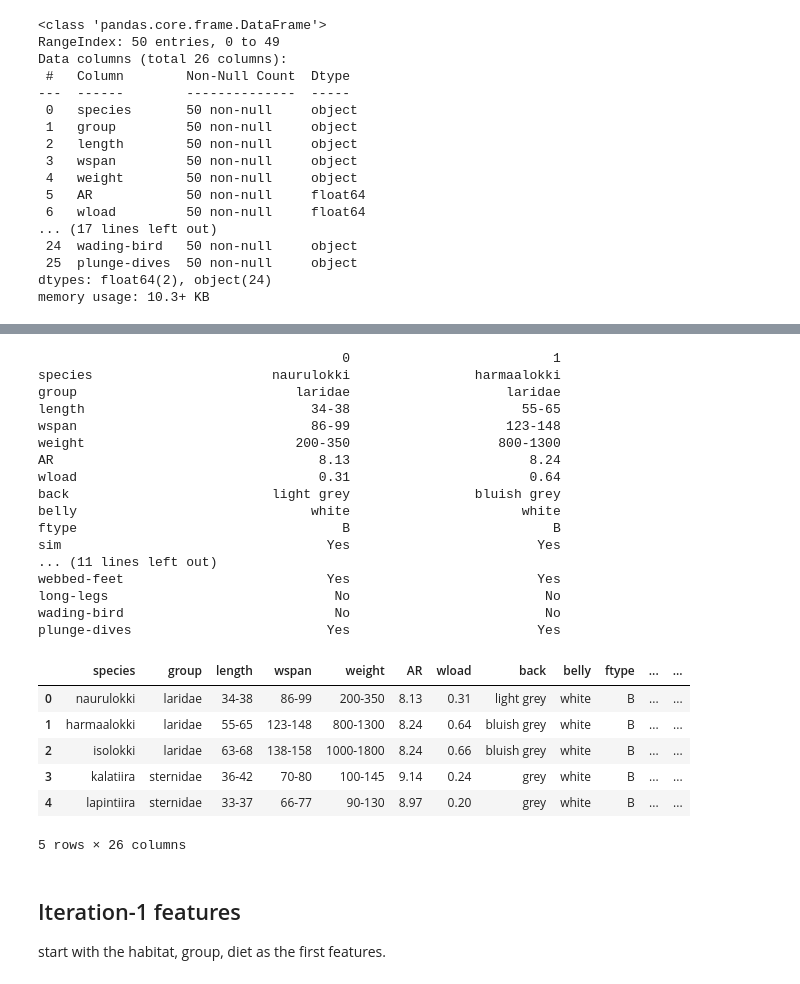
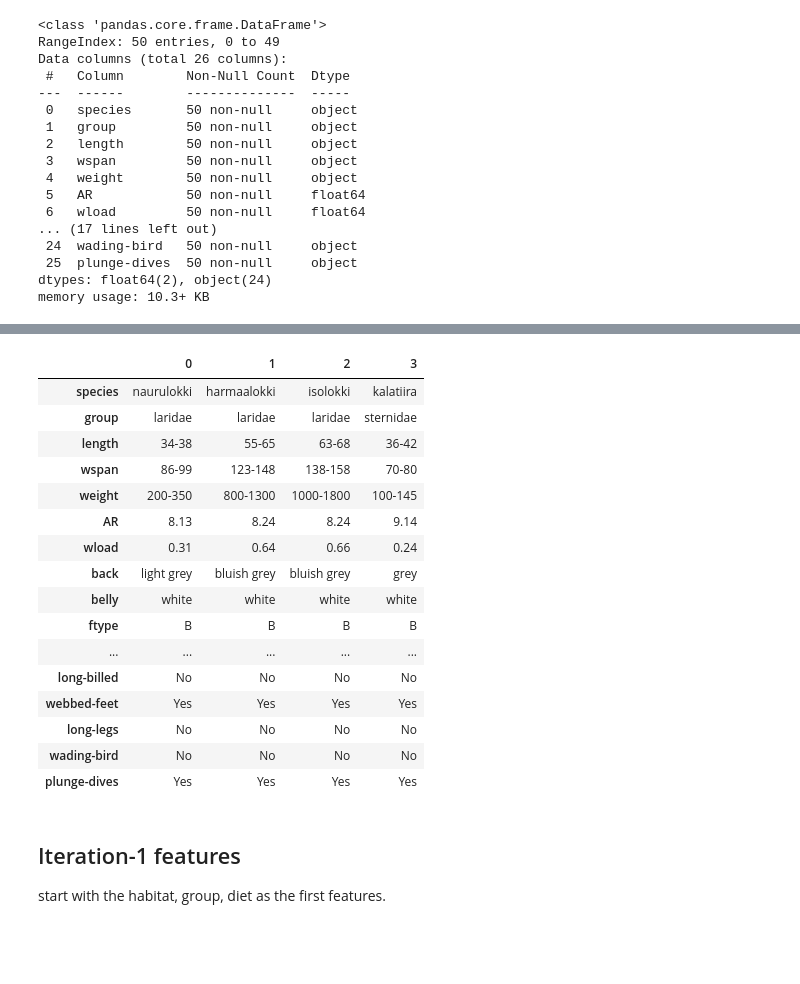
Before and after one commit to ancuongnguyen07/CS-E4650, a Jupyter notebook: hw3/code/solution_hw3.ipynb, the cells around one changed output, grey strips where cells are left out. Cells and saved outputs as stored; diff of their text form; code cells hidden in the pictures; blank space fills up the shorter version.

```diff
--- a/hw3/code/solution_hw3.ipynb
+++ b/hw3/code/solution_hw3.ipynb
@@ -7,7 +7,7 @@ import matplotlib.pyplot as plt
 
 ### Data Summary
 # %%
-data = pd.read_csv('birds2024.csv', delimiter=';')
+data = pd.read_csv('birds2024ext.csv', delimiter=';')
 
 data.info()
 # %% [output]
@@ -54,33 +31,23 @@ data.iloc[:5, 10:]
-# %%
-print(data.iloc[0:2, :].T)
-# %% [output]
-                                       0                          1
-species                       naurulokki                harmaalokki
-group                            laridae                    laridae
-length                             34-38                      55-65
-wspan                              86-99                    123-148
-weight                           200-350                   800-1300
-AR                                  8.13                       8.24
-wload                               0.31                       0.64
-back                          light grey                bluish grey
-belly                              white                      white
-ftype                                  B                          B
-sim                                  Yes                        Yes
-... (11 lines left out)
-webbed-feet                          Yes                        Yes
-long-legs                             No                         No
-wading-bird                           No                         No
-plunge-dives                         Yes                        Yes
-# %%
-data.head(5)
-# %% [output]
-|  | species | group | length | wspan | weight | AR | wload | back | belly | ftype | ... | ... |
-| 0 | naurulokki | laridae | 34-38 | 86-99 | 200-350 | 8.13 | 0.31 | light grey | white | B | ... | ... |
-| 1 | harmaalokki | laridae | 55-65 | 123-148 | 800-1300 | 8.24 | 0.64 | bluish grey | white | B | ... | ... |
-| 2 | isolokki | laridae | 63-68 | 138-158 | 1000-1800 | 8.24 | 0.66 | bluish grey | white | B | ... | ... |
-| 3 | kalatiira | sternidae | 36-42 | 70-80 | 100-145 | 9.14 | 0.24 | grey | white | B | ... | ... |
-| 4 | lapintiira | sternidae | 33-37 | 66-77 | 90-130 | 8.97 | 0.20 | grey | white | B | ... | ... |
-5 rows × 26 columns
+# %%
+data.T.iloc[:, :4]
+# %% [output]
+|  | 0 | 1 | 2 | 3 |
+| species | naurulokki | harmaalokki | isolokki | kalatiira |
+| group | laridae | laridae | laridae | sternidae |
+| length | 34-38 | 55-65 | 63-68 | 36-42 |
+| wspan | 86-99 | 123-148 | 138-158 | 70-80 |
+| weight | 200-350 | 800-1300 | 1000-1800 | 100-145 |
+| AR | 8.13 | 8.24 | 8.24 | 9.14 |
+| wload | 0.31 | 0.64 | 0.66 | 0.24 |
+| back | light grey | bluish grey | bluish grey | grey |
+| belly | white | white | white | white |
+| ftype | B | B | B | B |
+| ... | ... | ... | ... | ... |
+| long-billed | No | No | No | No |
+| webbed-feet | Yes | Yes | Yes | Yes |
+| long-legs | No | No | No | No |
+| wading-bird | No | No | No | No |
+| plunge-dives | Yes | Yes | Yes | Yes |
 # %% [markdown]
 ## Iteration-1 features
 
```
Also changed, not shown: parts of 25 cells of this notebook, 2 other files.
